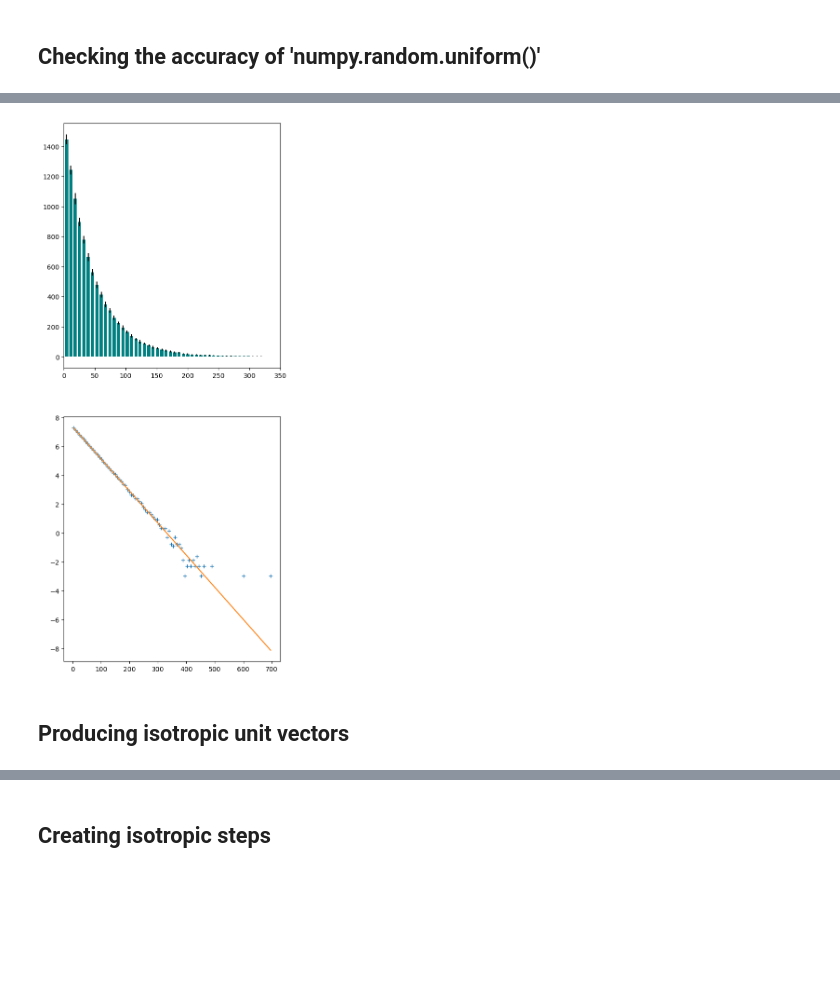
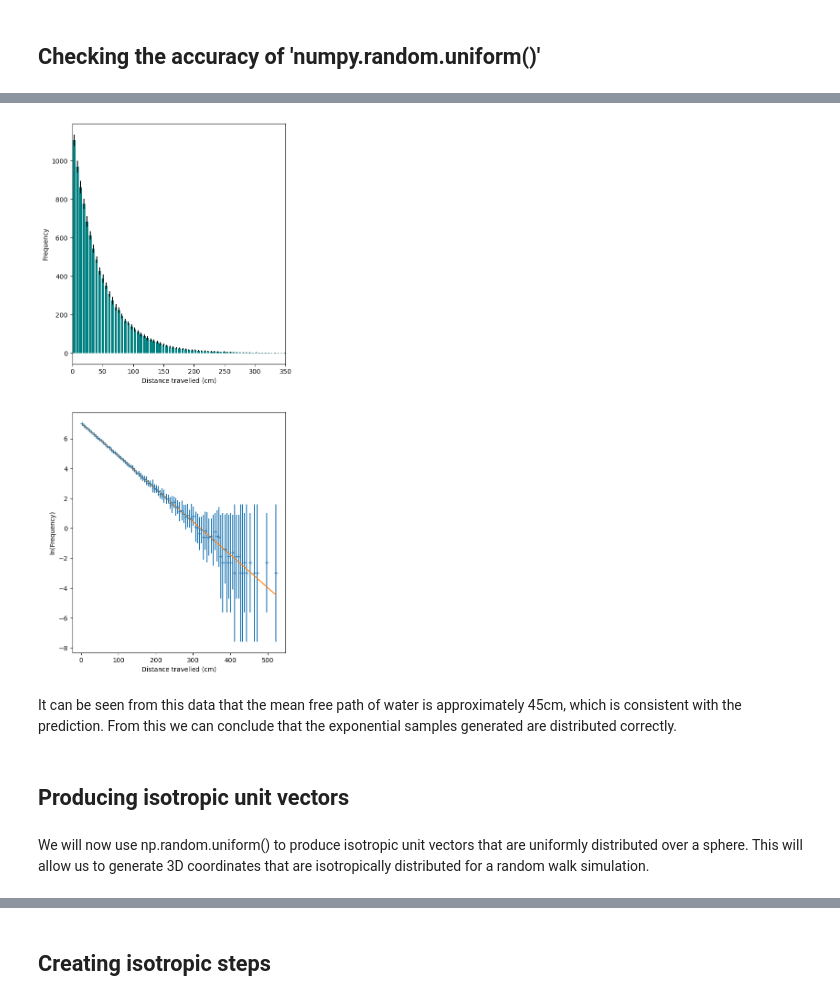
Before and after one commit to ellabeck03/Exploring_Monte_Carlo_Methods, a Jupyter notebook: project3_10841151.ipynb, the cells around one changed output, grey strips where cells are left out. Cells and saved outputs as stored; diff of their text form; code cells hidden in the pictures; blank space fills up the shorter version.

```diff
--- a/project3_10841151.ipynb
+++ b/project3_10841151.ipynb
@@ -51,7 +59,7 @@ uniform_distribution_subplot_grid = gridspec.GridSpec(2, 2, wspace = 0.3, hspace
 def generate_random_uniform_points_one_dimension(number_of_points):
     """
     Generates a 2D array of random uniformly distributed points between the values of -1 and 1 using numpy.random.uniform.
-    The size of the array in each dimension is given by the number_of_points parameter.
+    The size of the array in each dimension is given by the 'number_of_points' variable.
 
     Parameters
     ----------
@@ -189,6 +223,5 @@ plt.show()
 # %%
 %matplotlib inline
-%time
 fig = plt.figure(figsize = (6,15))
 histogram = fig.add_subplot(211)
 logplot = fig.add_subplot(212)
@@ -328,8 +361,10 @@ data_points, occupancies, std, bins = generate_histograms(20, estimated_mean_fre
 
 #plotting histogram
 #histogram.hist(data_points, bins=100, color = 'teal', edgecolor = 'white')
-histogram.bar(bins[1:], occupancies, width = -5, align = 'edge', yerr = std, color = 'teal')
+histogram.bar(bins[1:], occupancies, width = -4, align = 'edge', yerr = std, color = 'teal')
 histogram.set_xlim((0, 350))
+histogram.set_xlabel('Distance travelled (cm)')
+histogram.set_ylabel('Frequency')
 
 #plotting log plot
 #deleting the empty bins to avoid errors in future calculations
@@ -354,8 +389,10 @@ print(u"Measured mean free path = ({0:.4f} \u00B1 {1:.4f}) cm".format(actual_mea
                                                                       np.abs(actual_mean_free_path_error)))
 
 line_of_best_fit = linear_function(bin_centres, logplot_parameters[0], logplot_parameters[1])
-plt.plot(bin_centres, population_logs, '+')
-plt.plot(bin_centres, line_of_best_fit)
+logplot.errorbar(bin_centres, population_logs, (1 / justified_std), fmt = '+')
+logplot.plot(bin_centres, line_of_best_fit)
+logplot.set_xlabel('Distance travelled (cm)')
+logplot.set_ylabel('ln(Frequency)')
 
 
 plt.show()
@@ -365,4 +401,8 @@ Measured mean free path = (44.9687 ± 0.0024) cm
-[figure, old version]
+[figure, new version]
+# %% [markdown]
+It can be seen from this data that the mean free path of water is approximately 45cm, which is consistent with the prediction. From this we can conclude that the exponential samples generated are distributed correctly.
 # %% [markdown]
 ## Producing isotropic unit vectors
+# %% [markdown]
+We will now use np.random.uniform() to produce isotropic unit vectors that are uniformly distributed over a sphere. This will allow us to generate 3D coordinates that are isotropically distributed for a random walk simulation.
 # %%
```
Also changed, not shown: parts of 34 cells of this notebook.
